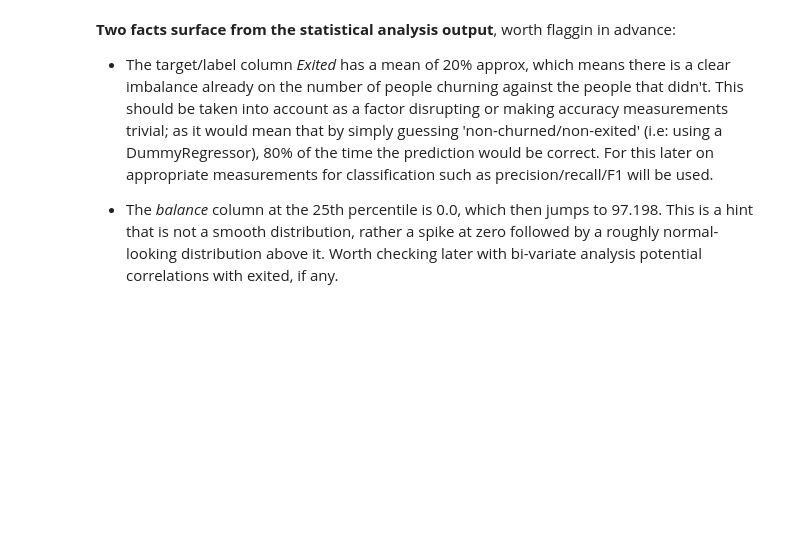
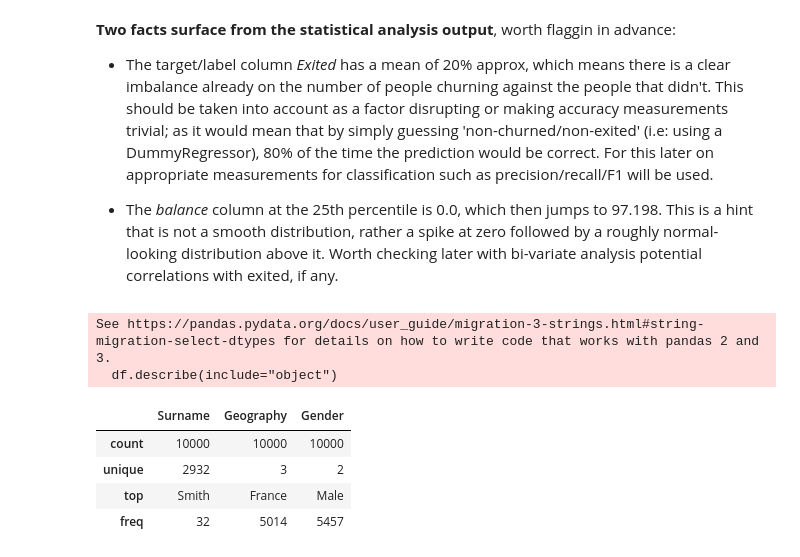
Before and after one commit to jmb-python-developer/ML-02-customer-churn-prediction, a Jupyter notebook: notebooks/notebook.ipynb, the cells around one changed output. Drawn from its saved outputs; the diff is of its cells as text; code cells hidden in the pictures; blank space fills up the shorter version.

```diff
--- a/notebooks/notebook.ipynb
+++ b/notebooks/notebook.ipynb
@@ -98,3 +98,14 @@ df.describe()
 - The target/label column _Exited_ has a mean of 20% approx, which means there is a clear imbalance already on the number of people churning against the people that didn't. This should be taken into account as a factor disrupting or making accuracy measurements trivial; as it would mean that by simply guessing 'non-churned/non-exited' (i.e: using a DummyRegressor), 80% of the time the prediction would be correct. For this later on appropriate measurements for classification such as precision/recall/F1 will be used.
 
 - The _balance_ column at the 25th percentile is 0.0, which then jumps to 97.198. This is a hint that is not a smooth distribution, rather a spike at zero followed by a roughly normal-looking distribution above it. Worth checking later with bi-variate analysis potential correlations with exited, if any.
+# %%
+# and for categorical values
+df.describe(include="object")
+# %% [output]
+See https://pandas.pydata.org/docs/user_guide/migration-3-strings.html#string-migration-select-dtypes for details on how to write code that works with pandas 2 and 3.
+  df.describe(include="object")
+|  | Surname | Geography | Gender |
+| count | 10000 | 10000 | 10000 |
+| unique | 2932 | 3 | 2 |
+| top | Smith | France | Male |
+| freq | 32 | 5014 | 5457 |
```
Also changed, not shown: parts of 12 cells of this notebook.
